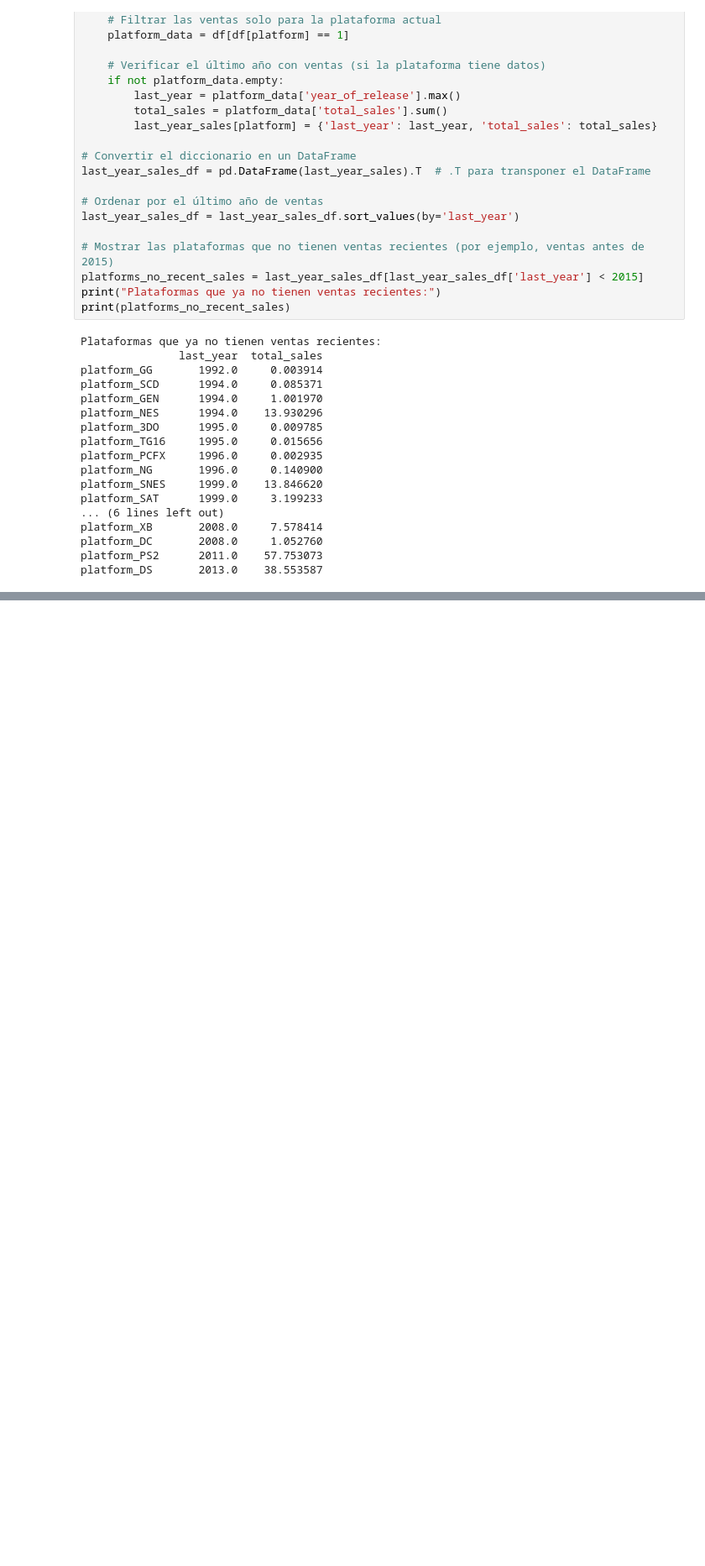
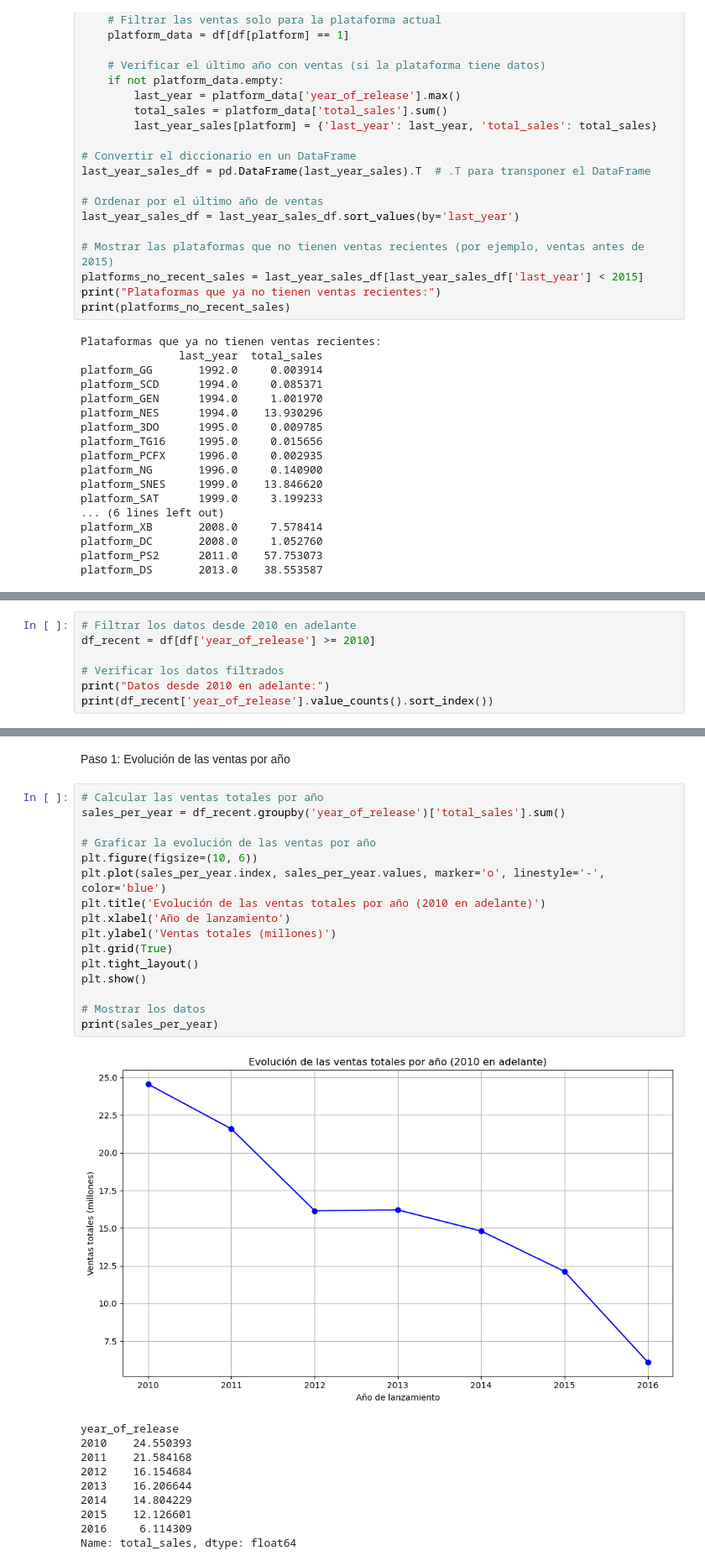
Before and after one commit to USSACKE69/videogames, a Jupyter notebook: videogames_analysis.ipynb, the cells around one changed output, grey strips where cells are left out. Shown: that part at 84% size. Saved outputs shown, nothing was run; the diff lists cells and outputs as text; blank space fills up the shorter version.

```diff
--- a/videogames_analysis.ipynb
+++ b/videogames_analysis.ipynb
@@ -219,0 +326,7 @@ platform_DS       2013.0    38.553587
+# %%
+# Filtrar los datos desde 2010 en adelante
+df_recent = df[df['year_of_release'] >= 2010]
+
+# Verificar los datos filtrados
+print("Datos desde 2010 en adelante:")
+print(df_recent['year_of_release'].value_counts().sort_index())
@@ -219,0 +354,29 @@ platform_DS       2013.0    38.553587
+# %% [markdown]
+Paso 1: Evolución de las ventas por año
+# %%
+# Calcular las ventas totales por año
+sales_per_year = df_recent.groupby('year_of_release')['total_sales'].sum()
+
+# Graficar la evolución de las ventas por año
+plt.figure(figsize=(10, 6))
+plt.plot(sales_per_year.index, sales_per_year.values, marker='o', linestyle='-', color='blue')
+plt.title('Evolución de las ventas totales por año (2010 en adelante)')
+plt.xlabel('Año de lanzamiento')
+plt.ylabel('Ventas totales (millones)')
+plt.grid(True)
+plt.tight_layout()
+plt.show()
+
+# Mostrar los datos
+print(sales_per_year)
+# %% [output]
+[figure, added]
+year_of_release
+2010    24.550393
+2011    21.584168
+2012    16.154684
+2013    16.206644
+2014    14.804229
+2015    12.126601
+2016     6.114309
+Name: total_sales, dtype: float64
```
Also changed, not shown: parts of 18 cells of this notebook.
